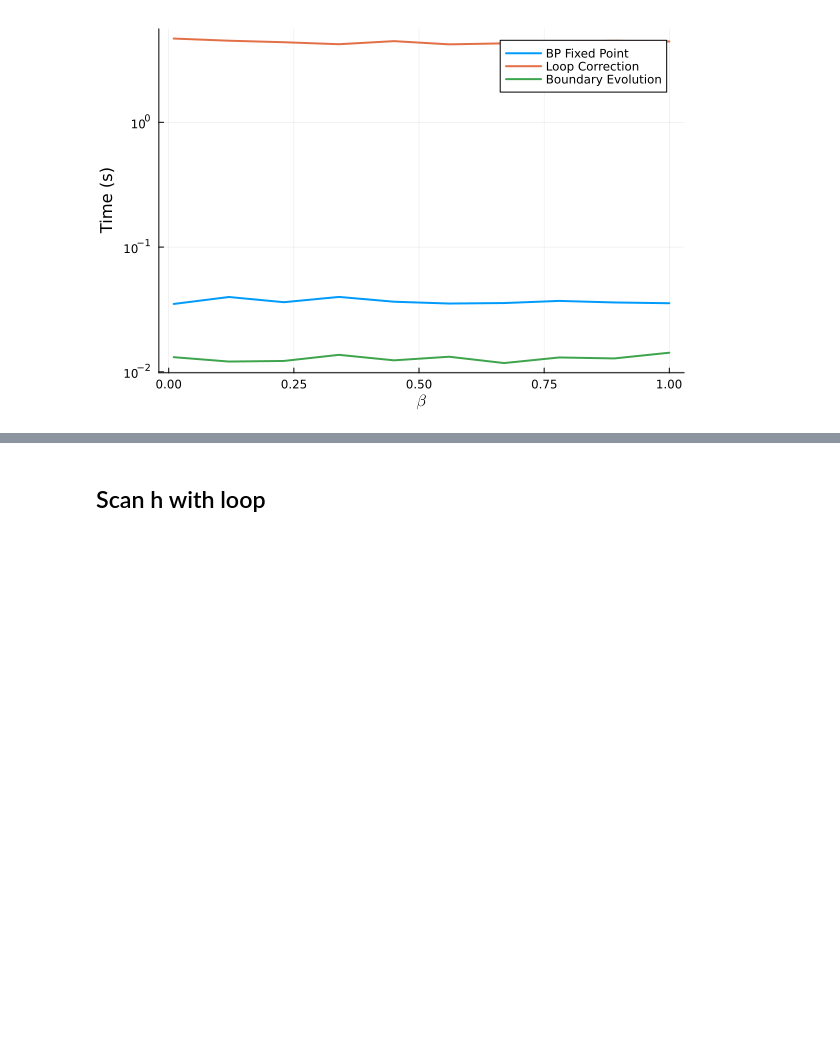
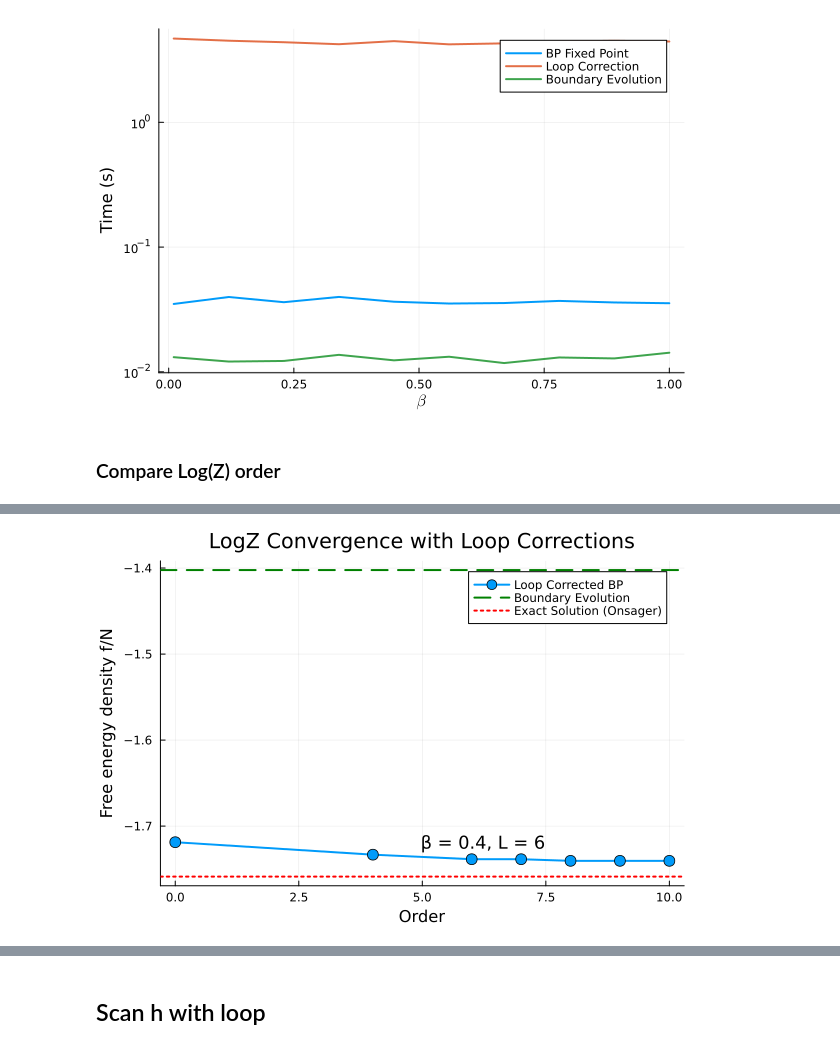
Before and after one commit to siddhant-midha/TNBP, a Jupyter notebook: loop_correction.ipynb, the cells around one changed output, grey strips where cells are left out. Cells and saved outputs as stored; diff of their text form; code cells hidden in the pictures; blank space fills up the shorter version.

```diff
--- a/loop_correction.ipynb
+++ b/loop_correction.ipynb
@@ -456,3 +458,79 @@ plot!(βs, boundary_evolution_time, label="Boundary Evolution", linewidth=2)
 # title!("Computation Time vs β")
 # %% [output]
 [figure]
+# %% [markdown]
+### Compare Log(Z) order
+# %%
+# Plot logZ for varying orders of correction up to 10, compare with boundary evolution and exact solution
+# Using parameters from cell 9 (L=6, β=0.4, h=0)
+
+L = 6
+g = periodic_square_lattice(L)
+N = L^2
+h = 0.
+β = .4
+
+# Set up the system
+T,indmat = get_ising_tn(g,N,β;h=h)
+messages = get_messages(g,indmat,2,N)
+messages = message_passing(T,g,messages,indmat);
+Z_l = get_fixed_point_list(T,g,messages,indmat,N)
+Z_product = prod(Z_l)
+T_normalized = normalize_tensor(T,Z_l,N)
+
+# Compute logZ corrections for each order
+orders = [0, 4, 6, 7, 8, 9, 10]
+logZ_corrections = []
+
+# Order 0 (BP fixed point)
+logZ = 0
+push!(logZ_corrections, logZ + log(Z_product))
+
+# Order 4
+logZ += logZCorrection4th(loop_contribution,L,L,g,messages,T_normalized,indmat,N)
+push!(logZ_corrections, logZ + log(Z_product))
+
+# Order 6
+logZ += logZCorrection6th(loop_contribution,L,L,g,messages,T_normalized,indmat,N)
+push!(logZ_corrections, logZ + log(Z_product))
+
+# Order 7
+logZ += logZCorrection7th(loop_contribution,L,L,g,messages,T_normalized,indmat,N)
+push!(logZ_corrections, logZ + log(Z_product))
+
+# Order 8
+logZ += logZCorrection8th(loop_contribution,L,L,g,messages,T_normalized,indmat,N)
+push!(logZ_corrections, logZ + log(Z_product))
+
+# Order 9
+logZ += logZCorrection9th(loop_contribution,L,L,g,messages,T_normalized,indmat,N)
+push!(logZ_corrections, logZ + log(Z_product))
+
+# Order 10
+logZ += logZCorrection10th(loop_contribution,L,L,g,messages,T_normalized,indmat,N)
+push!(logZ_corrections, logZ + log(Z_product))
+
+# Convert to free energy density
+loop_free_energies = real.(-logZ_corrections) ./ N
+
+# Compute boundary evolution free energy
+peps = generate_ising_peps(L, L, β, h)
+partition_function = contract_peps_no_phys(peps; cutoff=1E-8, maxdim=1024)
+boundary_evolution_fe = -log(partition_function) / N
+
+# Exact free energy (Onsager's solution)
+exact_fe = 2 * free_energy(β)
+
+# Plot comparison
+plot(orders, loop_free_energies, label="Loop Corrected BP", xlabel="Order", ylabel="Free energy density f/N",
+     marker=:circle, linewidth=2, markersize=6)
+hline!([boundary_evolution_fe], linestyle=:dash, color=:green, linewidth=2,
+       label="Boundary Evolution")
+hline!([exact_fe], linestyle=:dot, color=:red, linewidth=2,
+       label="Exact Solution (Onsager)")
+
+# Add annotation
+annotate!(5, maximum(loop_free_energies), text("β = $β, L = $L", :left, 12))
+# legend!(:bottomright)
+title!("LogZ Convergence with Loop Corrections")
+# %% [output]
@@ -458,0 +556 @@ plot!(βs, boundary_evolution_time, label="Boundary Evolution", linewidth=2)
+[figure, added]
```
Also changed, not shown: parts of 10 cells of this notebook, 12 other files.
